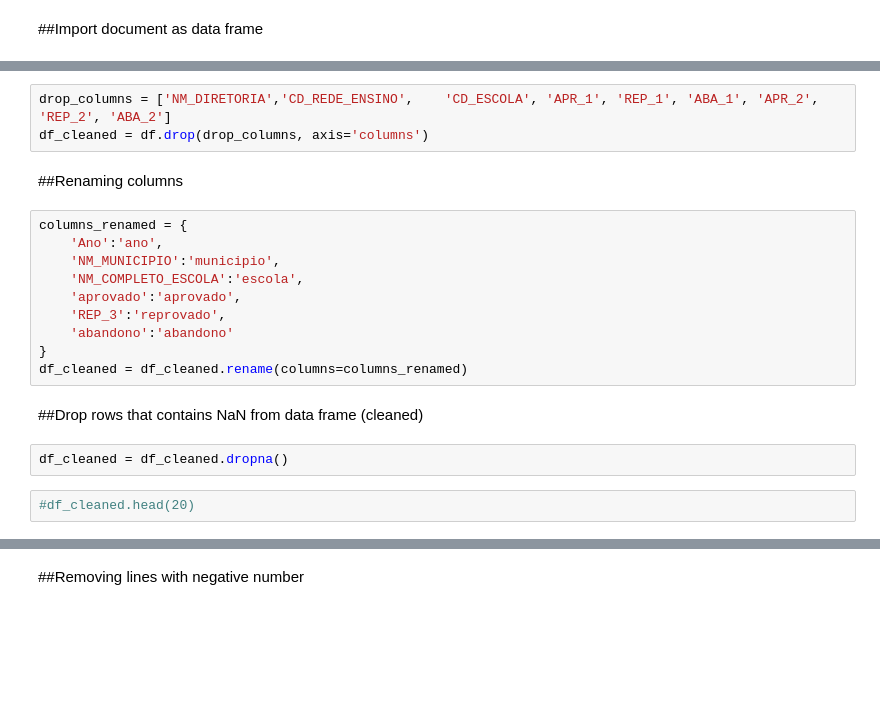
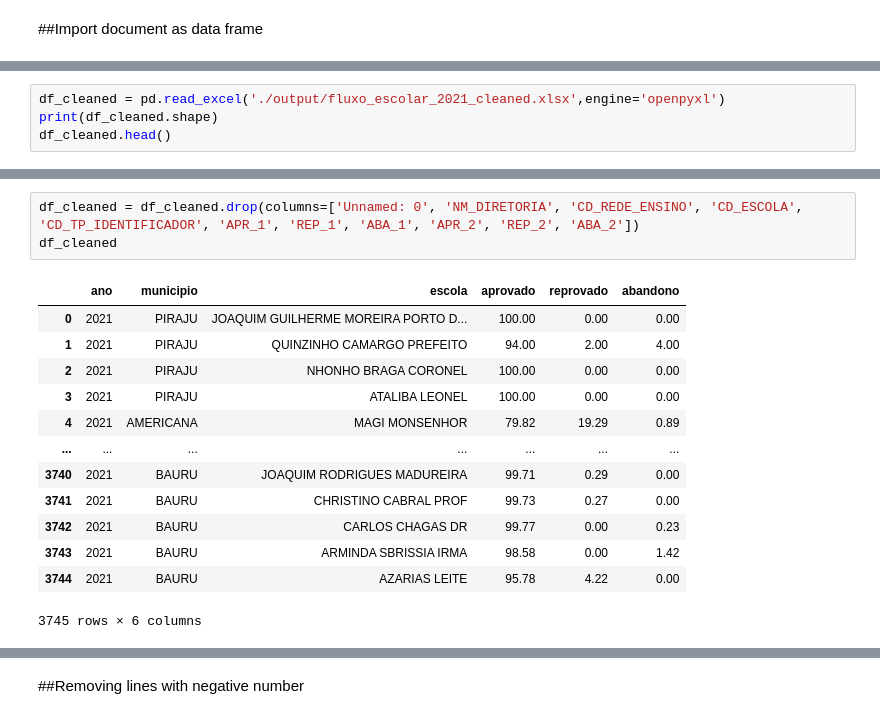
Before and after one commit to maiconspa/student-analysis, a Jupyter notebook: a3_ia.ipynb, the cells around one changed output, grey strips where cells are left out. Saved outputs shown, nothing was run; the diff lists cells and outputs as text; blank space fills up the shorter version.

```diff
--- a/a3_ia.ipynb
+++ b/a3_ia.ipynb
@@ -17,0 +15,4 @@ df = pd.read_excel('./Fluxo_Escolar_por_Escola.xlsx')
+# %%
+df_cleaned = pd.read_excel('./output/fluxo_escolar_2021_cleaned.xlsx',engine='openpyxl')
+print(df_cleaned.shape)
+df_cleaned.head()
@@ -18,21 +27,17 @@ df = pd.read_excel('./Fluxo_Escolar_por_Escola.xlsx')
 # %%
-drop_columns = ['NM_DIRETORIA','CD_REDE_ENSINO',	'CD_ESCOLA', 'APR_1', 'REP_1', 'ABA_1', 'APR_2', 'REP_2', 'ABA_2']
-df_cleaned = df.drop(drop_columns, axis='columns')
+df_cleaned = df_cleaned.drop(columns=['Unnamed: 0', 'NM_DIRETORIA', 'CD_REDE_ENSINO', 'CD_ESCOLA', 'CD_TP_IDENTIFICADOR', 'APR_1', 'REP_1', 'ABA_1', 'APR_2', 'REP_2', 'ABA_2'])
+df_cleaned
+# %% [output]
+|  | ano | municipio | escola | aprovado | reprovado | abandono |
+| 0 | 2021 | PIRAJU | JOAQUIM GUILHERME MOREIRA PORTO D... | 100.00 | 0.00 | 0.00 |
+| 1 | 2021 | PIRAJU | QUINZINHO CAMARGO PREFEITO | 94.00 | 2.00 | 4.00 |
+| 2 | 2021 | PIRAJU | NHONHO BRAGA CORONEL | 100.00 | 0.00 | 0.00 |
+| 3 | 2021 | PIRAJU | ATALIBA LEONEL | 100.00 | 0.00 | 0.00 |
+| 4 | 2021 | AMERICANA | MAGI MONSENHOR | 79.82 | 19.29 | 0.89 |
+| ... | ... | ... | ... | ... | ... | ... |
+| 3740 | 2021 | BAURU | JOAQUIM RODRIGUES MADUREIRA | 99.71 | 0.29 | 0.00 |
+| 3741 | 2021 | BAURU | CHRISTINO CABRAL PROF | 99.73 | 0.27 | 0.00 |
+| 3742 | 2021 | BAURU | CARLOS CHAGAS DR | 99.77 | 0.00 | 0.23 |
+| 3743 | 2021 | BAURU | ARMINDA SBRISSIA IRMA | 98.58 | 0.00 | 1.42 |
+| 3744 | 2021 | BAURU | AZARIAS LEITE | 95.78 | 4.22 | 0.00 |
+3745 rows × 6 columns
-# %% [markdown]
-##Renaming columns
-# %%
-columns_renamed = {
-    'Ano':'ano',
-    'NM_MUNICIPIO':'municipio',
-    'NM_COMPLETO_ESCOLA':'escola',
-    'aprovado':'aprovado',
-    'REP_3':'reprovado',
-    'abandono':'abandono'
-}
-df_cleaned = df_cleaned.rename(columns=columns_renamed)
-# %% [markdown]
-##Drop rows that contains NaN from data frame (cleaned)
-# %%
-df_cleaned = df_cleaned.dropna()
-# %%
-#df_cleaned.head(20)
```
Also changed, not shown: parts of 57 cells of this notebook.
